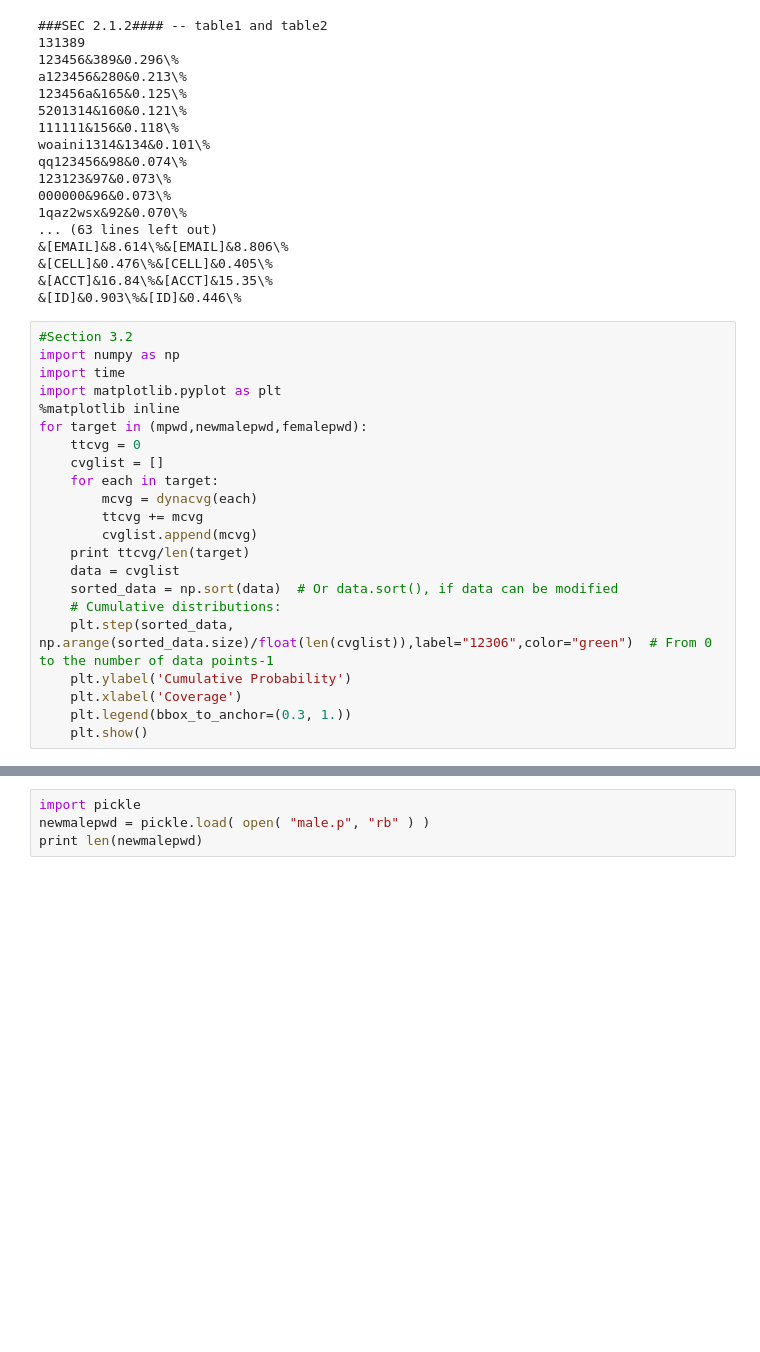
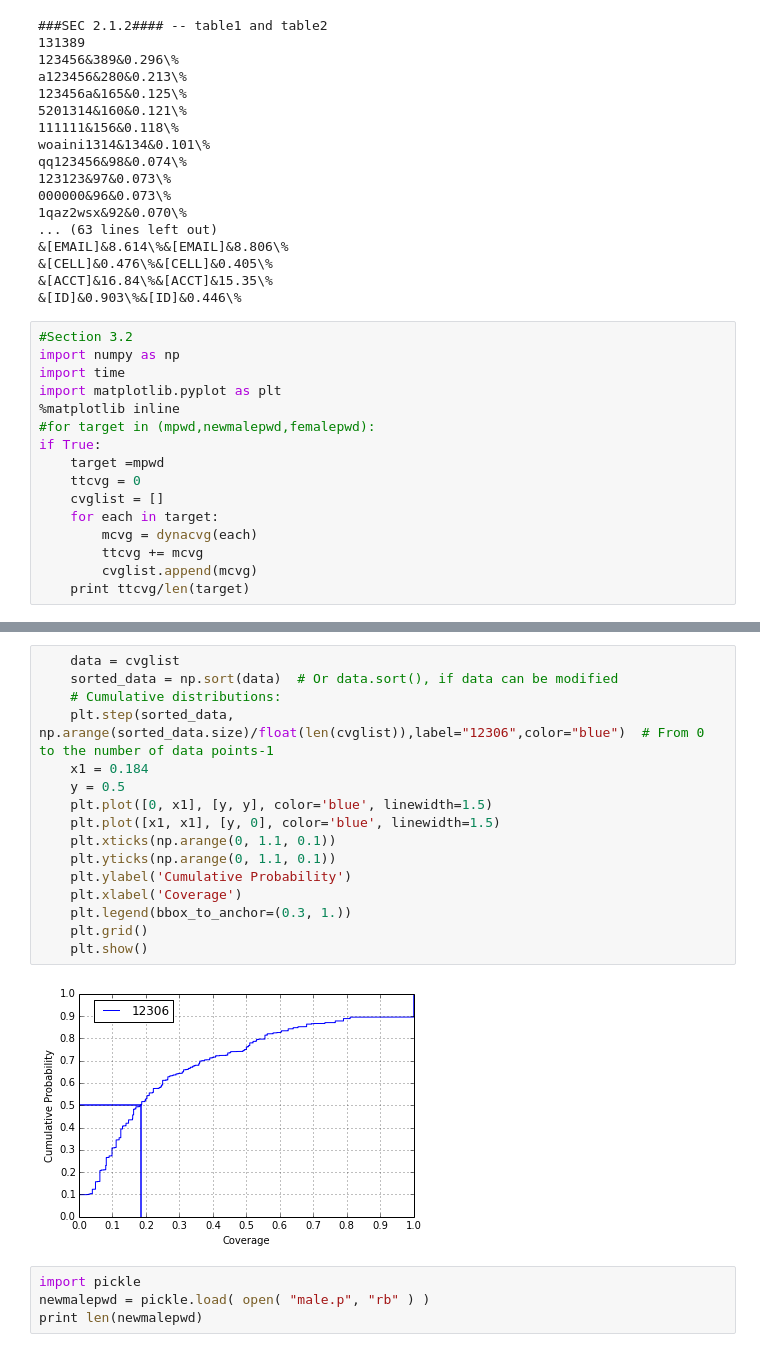
Before and after one commit to qingyuanxingsi/12306_passcracking, a Jupyter notebook: 12306_initial_process.ipynb, the cells around one changed output, grey strips where cells are left out. Saved outputs shown, nothing was run; the diff lists cells and outputs as text; blank space fills up the shorter version.

```diff
--- a/12306_initial_process.ipynb
+++ b/12306_initial_process.ipynb
@@ -1004,7 +1004,9 @@ import numpy as np
 import time
 import matplotlib.pyplot as plt
 %matplotlib inline
-for target in (mpwd,newmalepwd,femalepwd):
+#for target in (mpwd,newmalepwd,femalepwd):
+if True:
+    target =mpwd
     ttcvg = 0
     cvglist = []
     for each in target:
@@ -1012,13 +1014,5 @@ for target in (mpwd,newmalepwd,femalepwd):
         ttcvg += mcvg
         cvglist.append(mcvg)
     print ttcvg/len(target)
-    data = cvglist
-    sorted_data = np.sort(data)  # Or data.sort(), if data can be modified
-    # Cumulative distributions:
-    plt.step(sorted_data, np.arange(sorted_data.size)/float(len(cvglist)),label="12306",color="green")  # From 0 to the number of data points-1
-    plt.ylabel('Cumulative Probability')
-    plt.xlabel('Coverage')
-    plt.legend(bbox_to_anchor=(0.3, 1.))
-    plt.show()
 # %% [output]
 0.309171917535
@@ -1030,3 +1019,21 @@ for target in (mpwd,newmalepwd,femalepwd):
+# %%
+    data = cvglist
+    sorted_data = np.sort(data)  # Or data.sort(), if data can be modified
+    # Cumulative distributions:
+    plt.step(sorted_data, np.arange(sorted_data.size)/float(len(cvglist)),label="12306",color="blue")  # From 0 to the number of data points-1
+    x1 = 0.184
+    y = 0.5
+    plt.plot([0, x1], [y, y], color='blue', linewidth=1.5)
+    plt.plot([x1, x1], [y, 0], color='blue', linewidth=1.5)
+    plt.xticks(np.arange(0, 1.1, 0.1))
+    plt.yticks(np.arange(0, 1.1, 0.1))
+    plt.ylabel('Cumulative Probability')
+    plt.xlabel('Coverage')
+    plt.legend(bbox_to_anchor=(0.3, 1.))
+    plt.grid()
+    plt.show()
+# %% [output]
+[figure, added]
 # %%
 import pickle
 newmalepwd = pickle.load( open( "male.p", "rb" ) )
```
Also changed, not shown: parts of 7 cells of this notebook, 11 other files.
